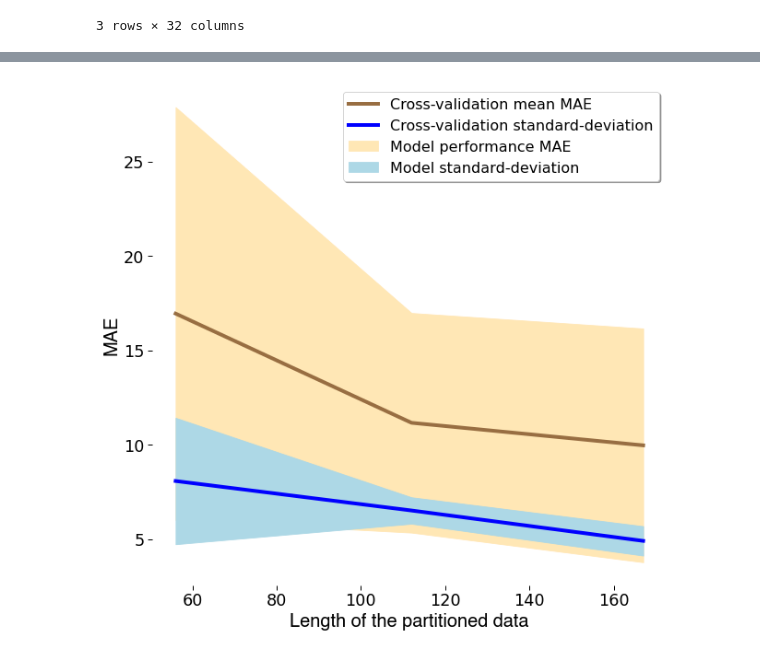
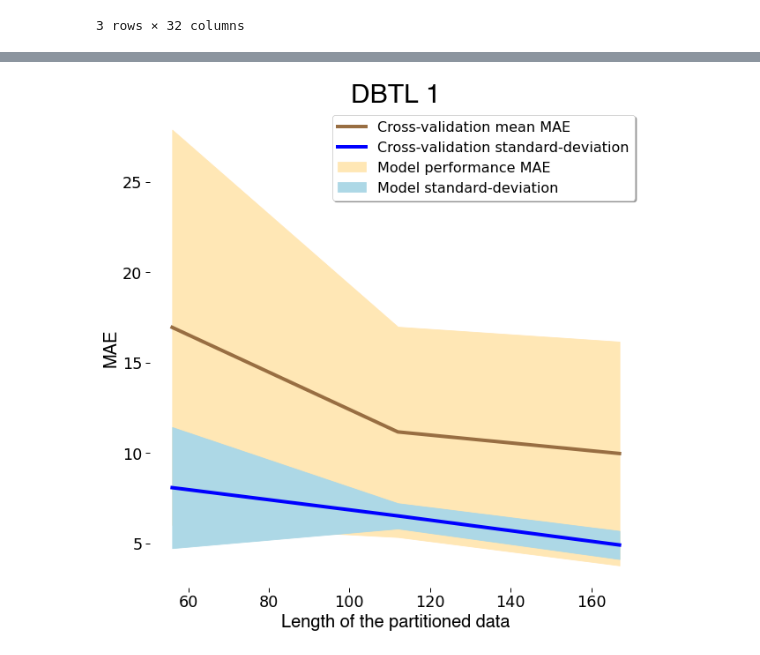
Before and after one commit to hiyama341/ConStrain, a Jupyter notebook: colab_notebooks/07_1_LEARN_DataAnalysis.ipynb, the cells around one changed output, grey strips where cells are left out. Saved outputs shown, nothing was run; the diff lists cells and outputs as text; code cells hidden in the pictures.

```diff
--- a/colab_notebooks/07_1_LEARN_DataAnalysis.ipynb
+++ b/colab_notebooks/07_1_LEARN_DataAnalysis.ipynb
@@ -941,18 +804,20 @@ from constrain.plotting.plotting import plot_ml_learning_curve
 # %%
 # CV
 x = list(cross_validated_results.index)
 y = list(cross_validated_results['mean'])
 sd =  list(cross_validated_results_sd['mean'])
 
 # model_performance
 y1 = list(test_results['mean'])
 sd1 = np.array(list(test_results['std']))
 
 
 plot_ml_learning_curve(x, y1, y,sd1,  sd, save_pdf = True ,
                        path = 'ConStrain_on_google_colab/data/10-plots/07_1_LEARN_DataAnalysis/Learning_curve_on_partitioned_data_DBTL1_12_01_2023_10_height_10_length',
                              size_height = 10,
                              size_length = 10,
-                             linewidth=4)
+                             linewidth=4,
+                             title = 'DBTL 1'
+                              )
 # %% [output]
-[figure, old version]
+[figure, new version]
```
Also changed, not shown: parts of 13 cells of this notebook, 1 other file.
